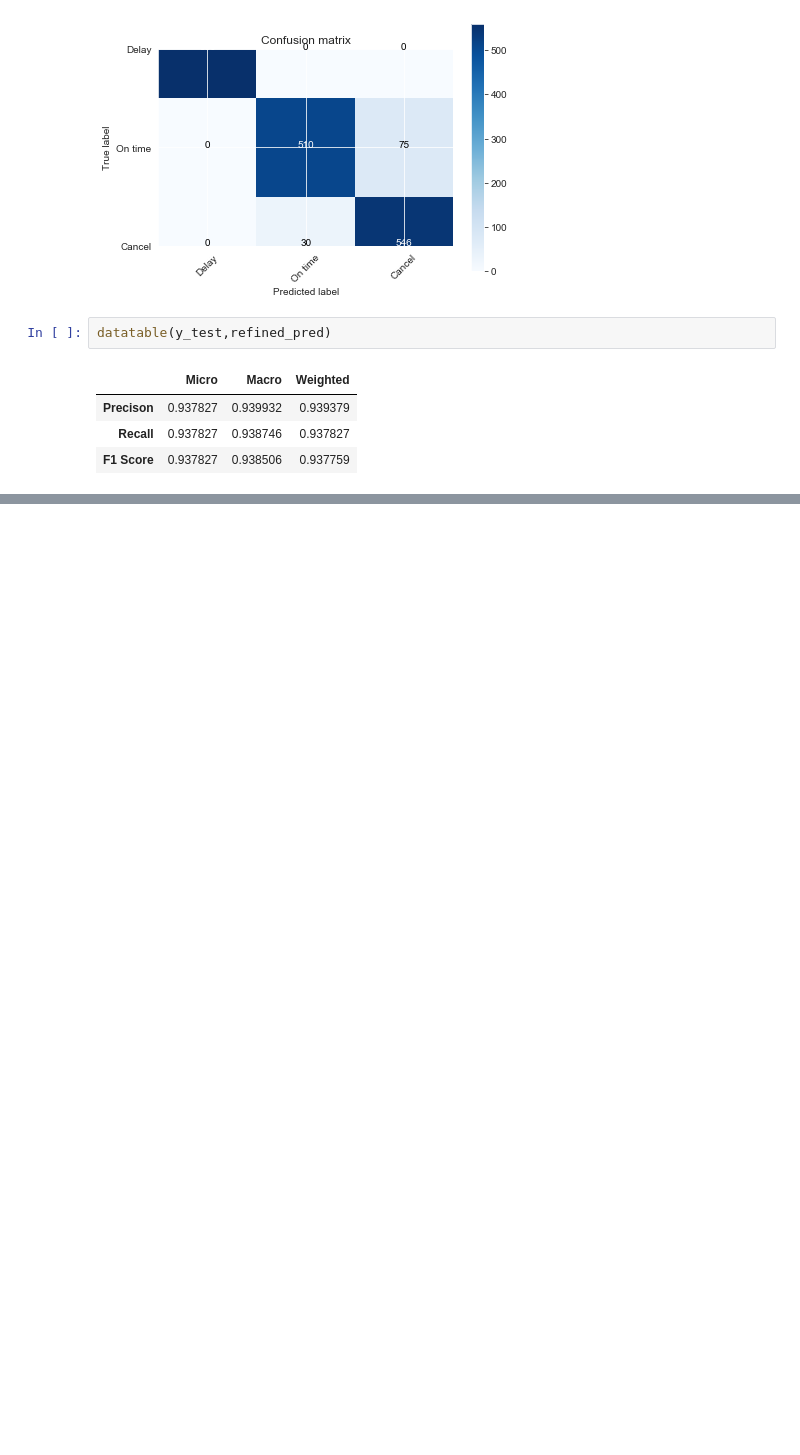
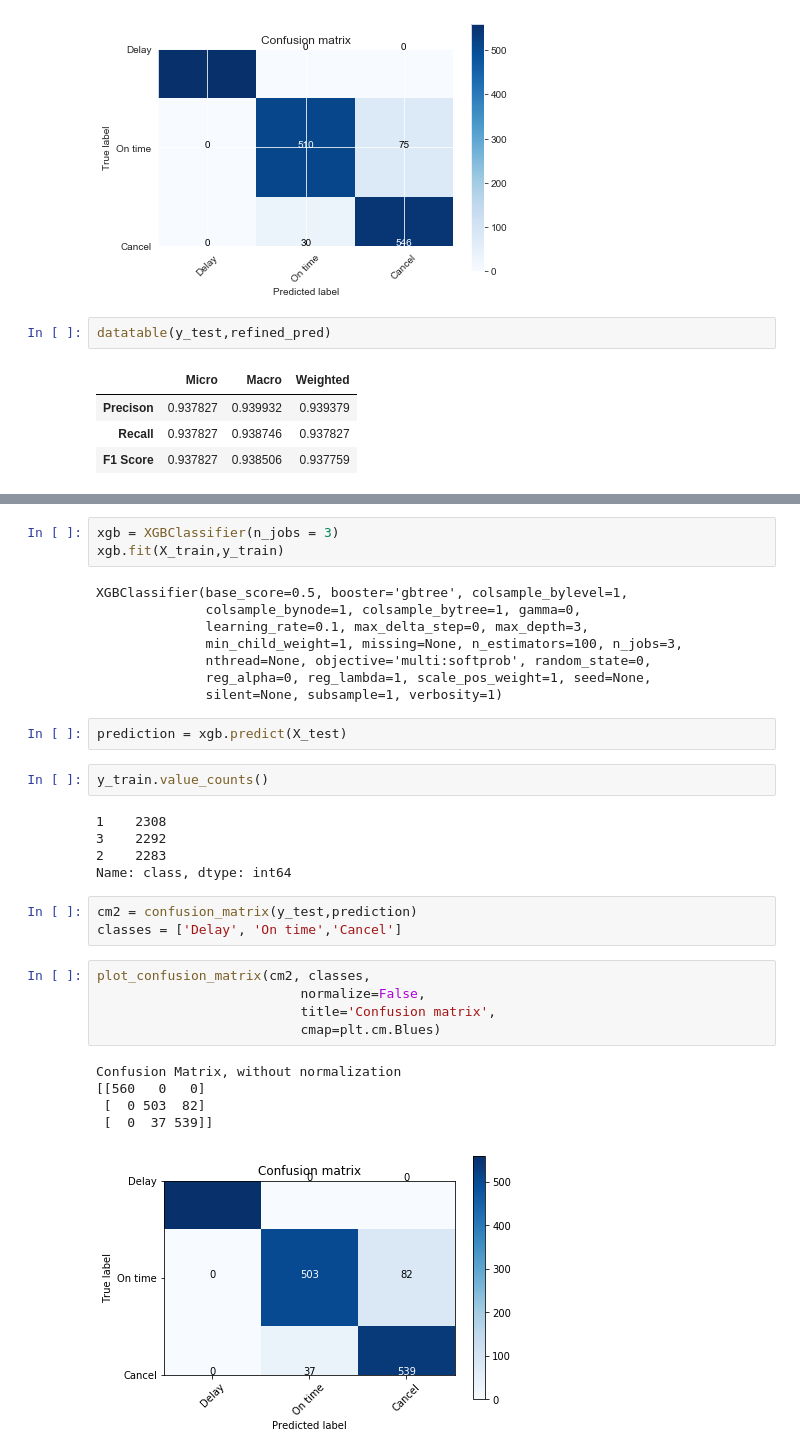
Before and after one commit to emilia329/Fly-High, a Jupyter notebook: EWRModel.ipynb, the cells around one changed output, grey strips where cells are left out. Cells and saved outputs as stored; diff of their text form; blank space fills up the shorter version.

```diff
--- a/EWRModel.ipynb
+++ b/EWRModel.ipynb
@@ -321,0 +416,34 @@ After tuning the model, we can see F1 Score increases a tad bit to .93 from .92.
+# %%
+xgb = XGBClassifier(n_jobs = 3)
+xgb.fit(X_train,y_train)
+# %% [output]
+XGBClassifier(base_score=0.5, booster='gbtree', colsample_bylevel=1,
+              colsample_bynode=1, colsample_bytree=1, gamma=0,
+              learning_rate=0.1, max_delta_step=0, max_depth=3,
+              min_child_weight=1, missing=None, n_estimators=100, n_jobs=3,
+              nthread=None, objective='multi:softprob', random_state=0,
+              reg_alpha=0, reg_lambda=1, scale_pos_weight=1, seed=None,
+              silent=None, subsample=1, verbosity=1)
+# %%
+prediction = xgb.predict(X_test)
+# %%
+y_train.value_counts()
+# %% [output]
+1    2308
+3    2292
+2    2283
+Name: class, dtype: int64
+# %%
+cm2 = confusion_matrix(y_test,prediction)
+classes = ['Delay', 'On time','Cancel']
+# %%
+plot_confusion_matrix(cm2, classes,
+                          normalize=False,
+                          title='Confusion matrix',
+                          cmap=plt.cm.Blues)
+# %% [output]
+Confusion Matrix, without normalization
+[[560   0   0]
+ [  0 503  82]
+ [  0  37 539]]
+[figure, added]
```
Also changed, not shown: parts of 31 cells of this notebook, 2 other files.
